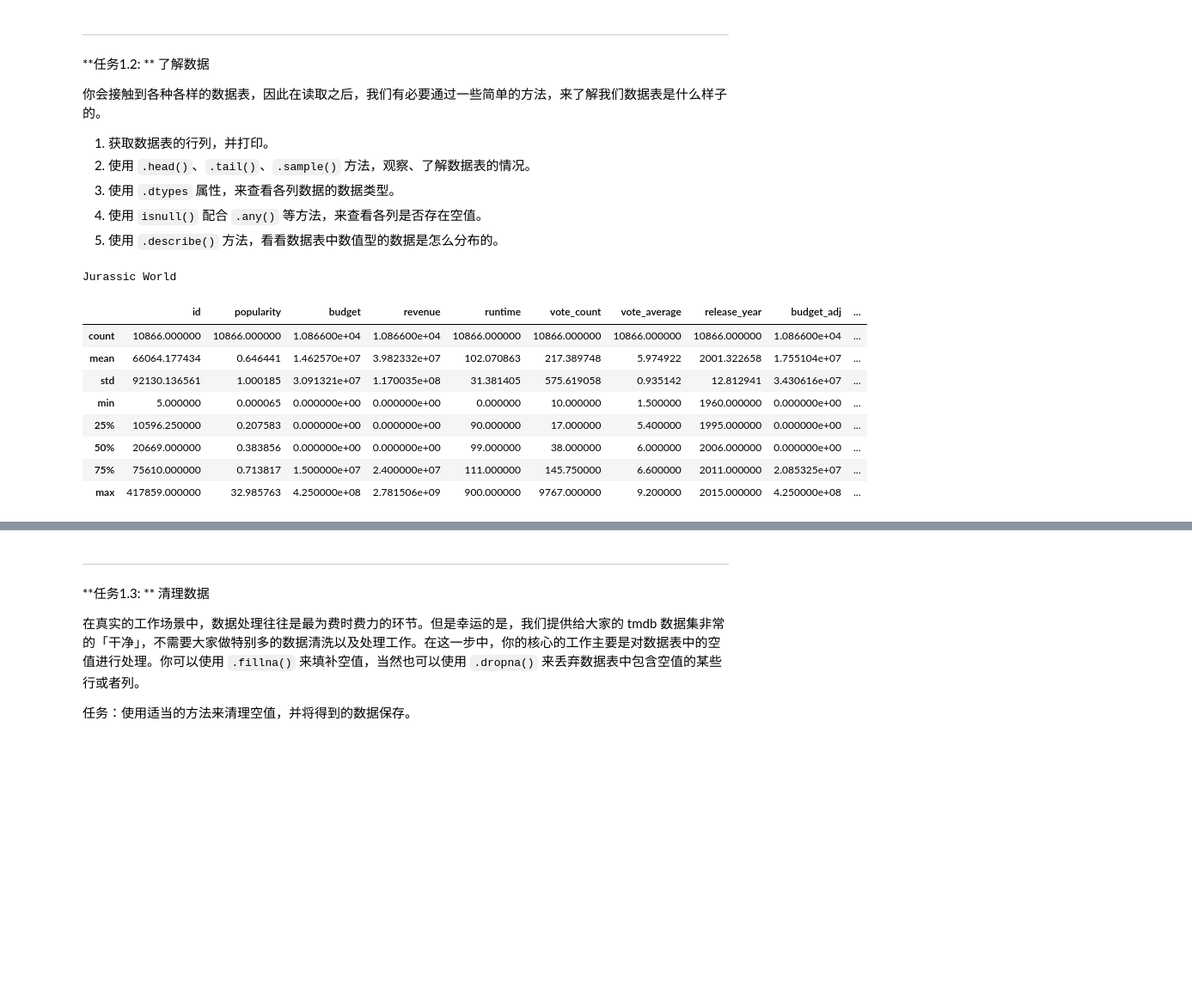
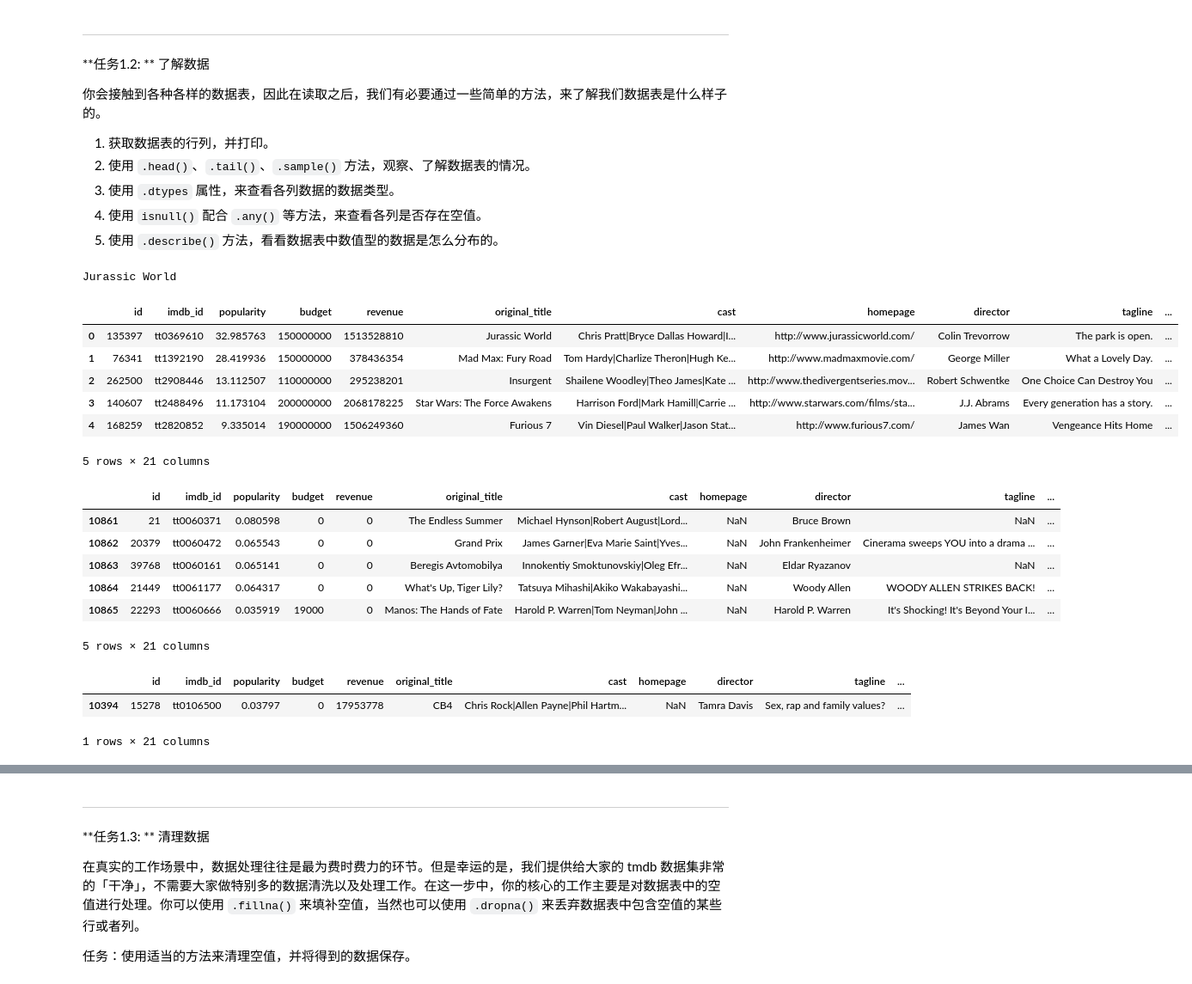
Before and after one commit to zhangyou646/udcity, a Jupyter notebook: P2_Explore_Movie_Dataset/Explore Movie Dataset.ipynb, the cells around one changed output, grey strips where cells are left out. Shown: that part at 86% size. Drawn from its saved outputs; the diff is of its cells as text; code cells hidden in the pictures; blank space fills up the shorter version.

```diff
--- a/P2_Explore_Movie_Dataset/Explore Movie Dataset.ipynb
+++ b/P2_Explore_Movie_Dataset/Explore Movie Dataset.ipynb
@@ -54,27 +54,33 @@ movie_data = pd.read_csv('./tmdb-movies.csv')
 3. 使用 `.dtypes` 属性，来查看各列数据的数据类型。
 4. 使用 `isnull()` 配合 `.any()` 等方法，来查看各列是否存在空值。
 5. 使用 `.describe()` 方法，看看数据表中数值型的数据是怎么分布的。
-# %%
-# 1.获取数据表的行列，并打印。(第一行的 original_title 列)
-print(movie_data['original_title'][0])
-# 2. 使用 `.head()`、`.tail()`、`.sample()` 方法，观察、了解数据表的情况。
-movie_data.head()
-movie_data.tail()
-movie_data.sample()
-# 3. 使用 `.dtypes` 属性，来查看各列数据的数据类型
-movie_data.dtypes
-# 4. 使用 `isnull()` 配合 `.any()` 等方法，来查看各列是否存在空值。
-movie_data.isnull().any()
-#5. 使用 `.describe()` 方法，看看数据表中数值型的数据是怎么分布的。
-movie_data.describe()
-# %% [output]
-Jurassic World
-|  | id | popularity | budget | revenue | runtime | vote_count | vote_average | release_year | budget_adj | ... |
-| count | 10866.000000 | 10866.000000 | 1.086600e+04 | 1.086600e+04 | 10866.000000 | 10866.000000 | 10866.000000 | 10866.000000 | 1.086600e+04 | ... |
-| mean | 66064.177434 | 0.646441 | 1.462570e+07 | 3.982332e+07 | 102.070863 | 217.389748 | 5.974922 | 2001.322658 | 1.755104e+07 | ... |
-| std | 92130.136561 | 1.000185 | 3.091321e+07 | 1.170035e+08 | 31.381405 | 575.619058 | 0.935142 | 12.812941 | 3.430616e+07 | ... |
-| min | 5.000000 | 0.000065 | 0.000000e+00 | 0.000000e+00 | 0.000000 | 10.000000 | 1.500000 | 1960.000000 | 0.000000e+00 | ... |
-| 25% | 10596.250000 | 0.207583 | 0.000000e+00 | 0.000000e+00 | 90.000000 | 17.000000 | 5.400000 | 1995.000000 | 0.000000e+00 | ... |
-| 50% | 20669.000000 | 0.383856 | 0.000000e+00 | 0.000000e+00 | 99.000000 | 38.000000 | 6.000000 | 2006.000000 | 0.000000e+00 | ... |
-| 75% | 75610.000000 | 0.713817 | 1.500000e+07 | 2.400000e+07 | 111.000000 | 145.750000 | 6.600000 | 2011.000000 | 2.085325e+07 | ... |
-| max | 417859.000000 | 32.985763 | 4.250000e+08 | 2.781506e+09 | 900.000000 | 9767.000000 | 9.200000 | 2015.000000 | 4.250000e+08 | ... |
+# %%
+# 改进分别显示
+# 1.获取数据表的行列，并打印。(第一行的 original_title 列)
+print(movie_data['original_title'][0])
+# %% [output]
+Jurassic World
+# %%
+# 增加display 显示
+# 2. 使用 `.head()`、`.tail()`、`.sample()` 方法，观察、了解数据表的情况。
+display(movie_data.head())
+display(movie_data.tail())
+display(movie_data.sample())
+# %% [output]
+|  | id | imdb_id | popularity | budget | revenue | original_title | cast | homepage | director | tagline | ... |
+| 0 | 135397 | tt0369610 | 32.985763 | 150000000 | 1513528810 | Jurassic World | Chris Pratt|Bryce Dallas Howard|I... | http://www.jurassicworld.com/ | Colin Trevorrow | The park is open. | ... |
+| 1 | 76341 | tt1392190 | 28.419936 | 150000000 | 378436354 | Mad Max: Fury Road | Tom Hardy|Charlize Theron|Hugh Ke... | http://www.madmaxmovie.com/ | George Miller | What a Lovely Day. | ... |
+| 2 | 262500 | tt2908446 | 13.112507 | 110000000 | 295238201 | Insurgent | Shailene Woodley|Theo James|Kate ... | http://www.thedivergentseries.mov... | Robert Schwentke | One Choice Can Destroy You | ... |
+| 3 | 140607 | tt2488496 | 11.173104 | 200000000 | 2068178225 | Star Wars: The Force Awakens | Harrison Ford|Mark Hamill|Carrie ... | http://www.starwars.com/films/sta... | J.J. Abrams | Every generation has a story. | ... |
+| 4 | 168259 | tt2820852 | 9.335014 | 190000000 | 1506249360 | Furious 7 | Vin Diesel|Paul Walker|Jason Stat... | http://www.furious7.com/ | James Wan | Vengeance Hits Home | ... |
+5 rows × 21 columns
+|  | id | imdb_id | popularity | budget | revenue | original_title | cast | homepage | director | tagline | ... |
+| 10861 | 21 | tt0060371 | 0.080598 | 0 | 0 | The Endless Summer | Michael Hynson|Robert August|Lord... | NaN | Bruce Brown | NaN | ... |
+| 10862 | 20379 | tt0060472 | 0.065543 | 0 | 0 | Grand Prix | James Garner|Eva Marie Saint|Yves... | NaN | John Frankenheimer | Cinerama sweeps YOU into a drama ... | ... |
+| 10863 | 39768 | tt0060161 | 0.065141 | 0 | 0 | Beregis Avtomobilya | Innokentiy Smoktunovskiy|Oleg Efr... | NaN | Eldar Ryazanov | NaN | ... |
+| 10864 | 21449 | tt0061177 | 0.064317 | 0 | 0 | What's Up, Tiger Lily? | Tatsuya Mihashi|Akiko Wakabayashi... | NaN | Woody Allen | WOODY ALLEN STRIKES BACK! | ... |
+| 10865 | 22293 | tt0060666 | 0.035919 | 19000 | 0 | Manos: The Hands of Fate | Harold P. Warren|Tom Neyman|John ... | NaN | Harold P. Warren | It's Shocking! It's Beyond Your I... | ... |
+5 rows × 21 columns
+|  | id | imdb_id | popularity | budget | revenue | original_title | cast | homepage | director | tagline | ... |
+| 10394 | 15278 | tt0106500 | 0.03797 | 0 | 17953778 | CB4 | Chris Rock|Allen Payne|Phil Hartm... | NaN | Tamra Davis | Sex, rap and family values? | ... |
+1 rows × 21 columns
```
Also changed, not shown: parts of 14 cells of this notebook, 2 other files.
